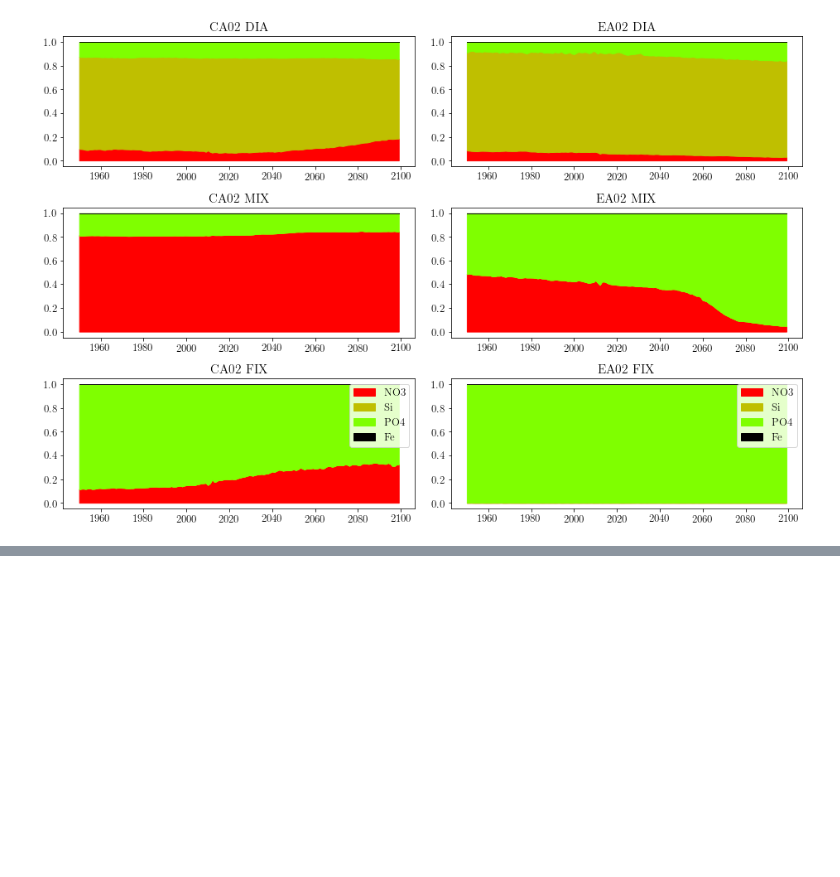
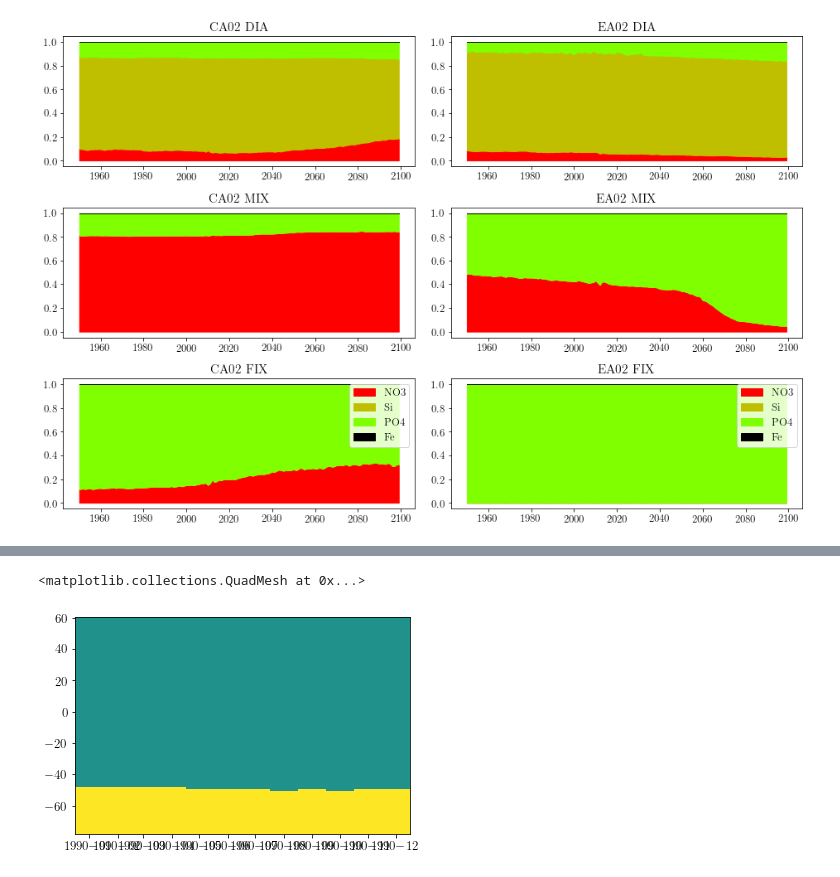
Before and after one commit to tjarnikova/LimitsOfPhytoplankton, a Jupyter notebook: sampleMaps.ipynb, the cells around one changed output, grey strips where cells are left out. Saved outputs shown, nothing was run; the diff lists cells and outputs as text; code cells hidden in the pictures; blank space fills up the shorter version.

```diff
--- a/sampleMaps.ipynb
+++ b/sampleMaps.ipynb
@@ -404,0 +594,7 @@ plt.tight_layout()
+# %%
+yr = 1990
+times = pd.date_range(f"{yr}/01/01",f"{yr+1}/01/01",freq='MS',closed='left')
+plt.pcolormesh(times,ds.meanlat,  ds.limHov)
+# %% [output]
+<matplotlib.collections.QuadMesh at 0x...>
+[figure, added]
```
Also changed, not shown: parts of 8 cells of this notebook, 11 other files.
